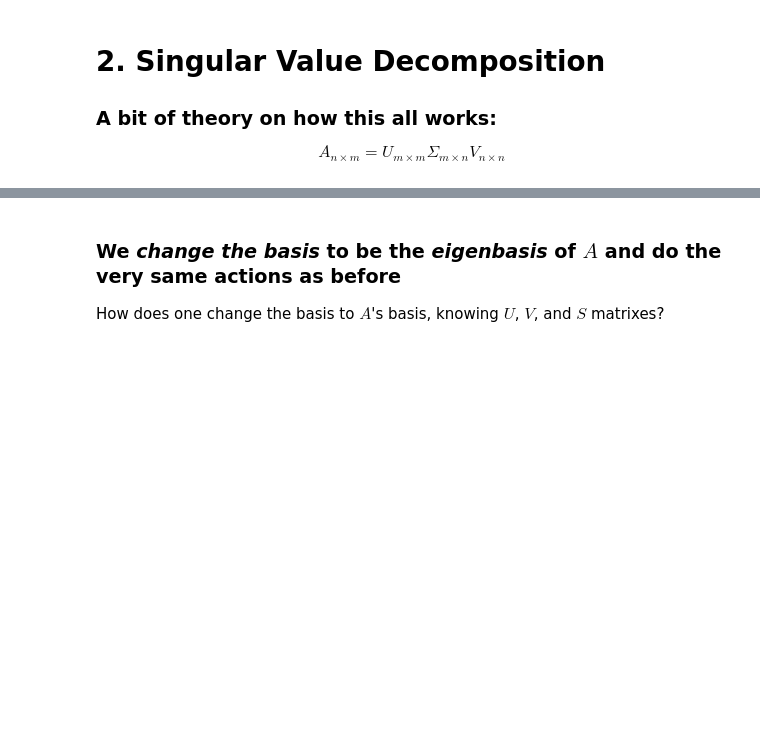
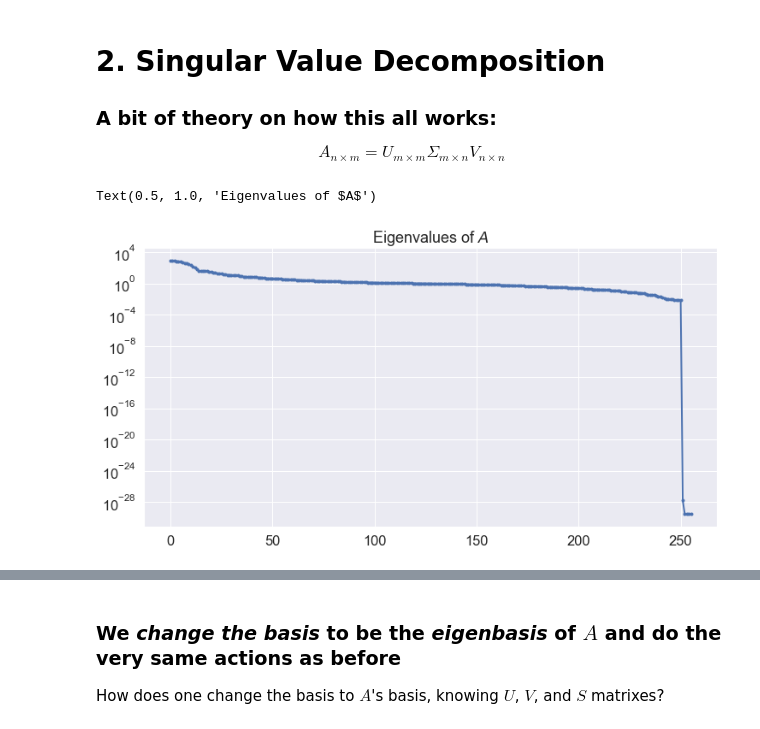
Before and after one commit to adasegroup/ML2020_seminars, a Jupyter notebook: seminar2/seminar_02_SVD.ipynb, the cells around one changed output, grey strips where cells are left out. Cells and saved outputs as stored; diff of their text form; code cells hidden in the pictures; blank space fills up the shorter version.

```diff
--- a/seminar2/seminar_02_SVD.ipynb
+++ b/seminar2/seminar_02_SVD.ipynb
@@ -135,8 +172,11 @@ np.linalg.svd?
 U, S, V = np.linalg.svd(A)
 # %%
 plt.figure(figsize=(12,6))
-plt.plot(S**2, '.-', linewidth=2)
+plt.semilogy(S**2, '.-', linewidth=2)
 plt.title('Eigenvalues of $A$')
+# %% [output]
+Text(0.5, 1.0, 'Eigenvalues of $A$')
+[figure, added]
 # %%
 fig, axs = plt.subplots(figsize=(18, 10), ncols=4, nrows=2)
 for i in range(4):
```
Also changed, not shown: parts of 22 cells of this notebook.
